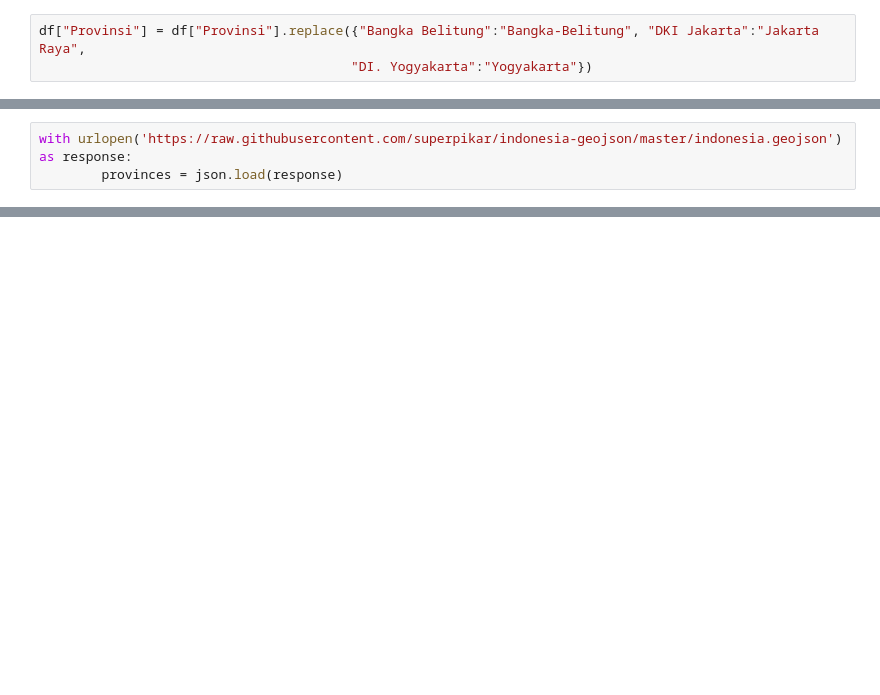
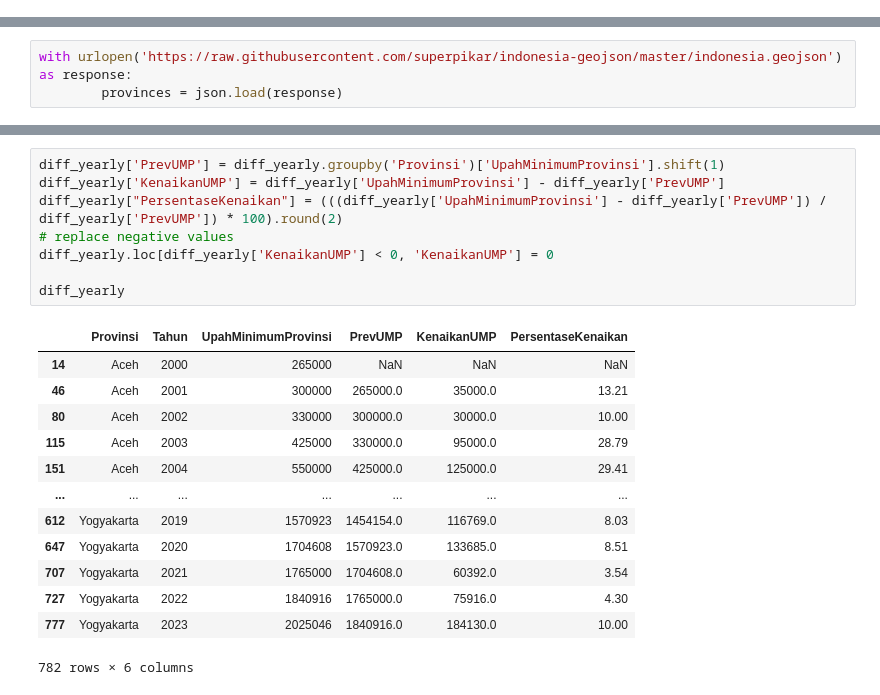
Before and after one commit to datawithalvin/indonesia-provinces-minimum-wage, a Jupyter notebook: notebooks/build-data-viz.ipynb, the cells around one changed output, grey strips where cells are left out. Cells and saved outputs as stored; diff of their text form; blank space fills up the shorter version.

```diff
--- a/notebooks/build-data-viz.ipynb
+++ b/notebooks/build-data-viz.ipynb
@@ -40,3 +27,0 @@ array(['Papua', 'DI. Yogyakarta', 'Jawa Tengah', 'Jawa Barat',
-# %%
-df["Provinsi"] = df["Provinsi"].replace({"Bangka Belitung":"Bangka-Belitung", "DKI Jakarta":"Jakarta Raya",
-                                        "DI. Yogyakarta":"Yogyakarta"})
@@ -212,0 +241,22 @@ fig.show()
+# %%
+diff_yearly['PrevUMP'] = diff_yearly.groupby('Provinsi')['UpahMinimumProvinsi'].shift(1)
+diff_yearly['KenaikanUMP'] = diff_yearly['UpahMinimumProvinsi'] - diff_yearly['PrevUMP']
+diff_yearly["PersentaseKenaikan"] = (((diff_yearly['UpahMinimumProvinsi'] - diff_yearly['PrevUMP']) / diff_yearly['PrevUMP']) * 100).round(2)
+# replace negative values
+diff_yearly.loc[diff_yearly['KenaikanUMP'] < 0, 'KenaikanUMP'] = 0
+
+diff_yearly
+# %% [output]
+|  | Provinsi | Tahun | UpahMinimumProvinsi | PrevUMP | KenaikanUMP | PersentaseKenaikan |
+| 14 | Aceh | 2000 | 265000 | NaN | NaN | NaN |
+| 46 | Aceh | 2001 | 300000 | 265000.0 | 35000.0 | 13.21 |
+| 80 | Aceh | 2002 | 330000 | 300000.0 | 30000.0 | 10.00 |
+| 115 | Aceh | 2003 | 425000 | 330000.0 | 95000.0 | 28.79 |
+| 151 | Aceh | 2004 | 550000 | 425000.0 | 125000.0 | 29.41 |
+| ... | ... | ... | ... | ... | ... | ... |
+| 612 | Yogyakarta | 2019 | 1570923 | 1454154.0 | 116769.0 | 8.03 |
+| 647 | Yogyakarta | 2020 | 1704608 | 1570923.0 | 133685.0 | 8.51 |
+| 707 | Yogyakarta | 2021 | 1765000 | 1704608.0 | 60392.0 | 3.54 |
+| 727 | Yogyakarta | 2022 | 1840916 | 1765000.0 | 75916.0 | 4.30 |
+| 777 | Yogyakarta | 2023 | 2025046 | 1840916.0 | 184130.0 | 10.00 |
+782 rows × 6 columns
```
Also changed, not shown: parts of 28 cells of this notebook, 6 other files.
